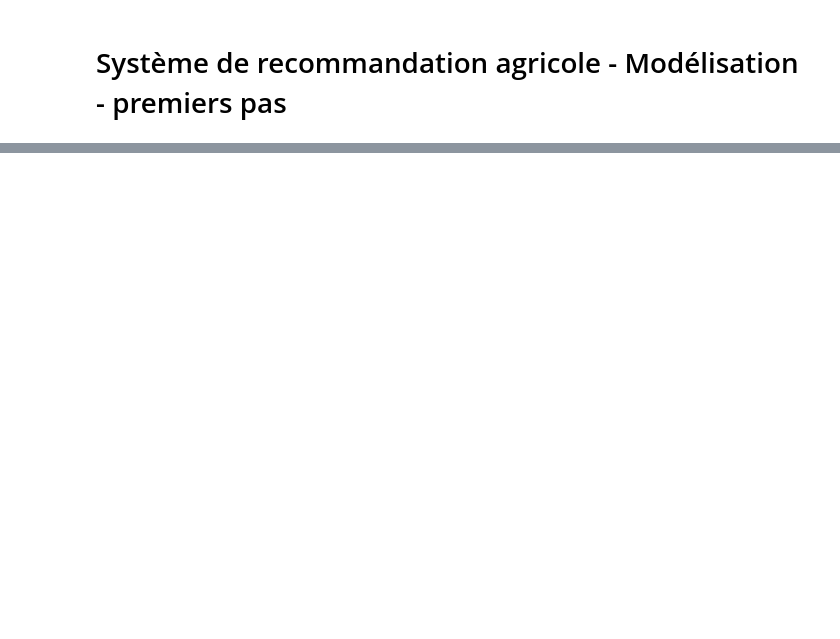
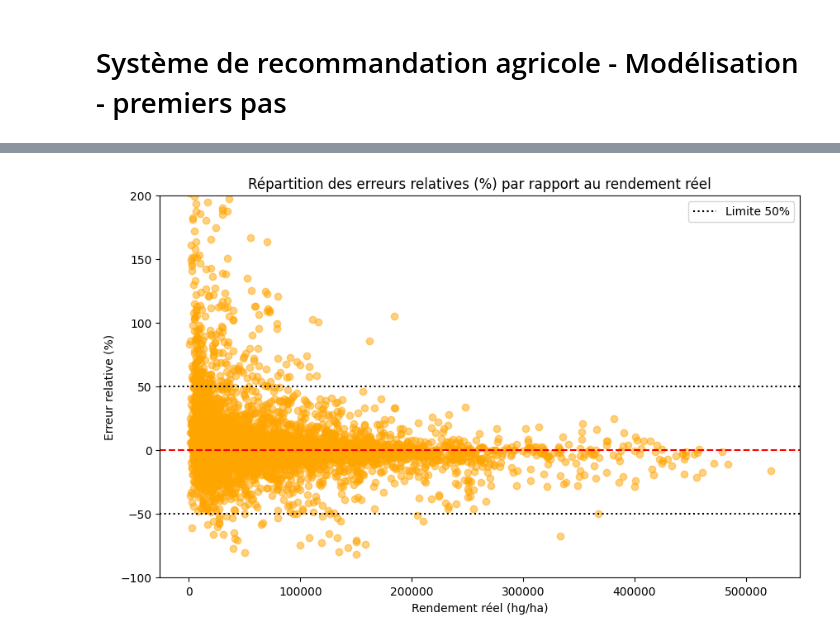
Before and after one commit to SCFlorian/Systeme_recommandation_agricole, a Jupyter notebook: notebooks/notebook_modelisation.ipynb, the cells around one changed output, grey strips where cells are left out. Saved outputs shown, nothing was run; the diff lists cells and outputs as text; code cells hidden in the pictures; blank space fills up the shorter version.

```diff
--- a/notebooks/notebook_modelisation.ipynb
+++ b/notebooks/notebook_modelisation.ipynb
@@ -216,0 +241,19 @@ pd.DataFrame(comparison.round(4).sort_values(by=["model", "test_rmse"]))
+# %%
+import matplotlib.pyplot as plt
+
+# Calcul de l'erreur en %
+relative_errors = (y_pred - y_test) / y_test * 100
+
+plt.figure(figsize=(10, 6))
+plt.scatter(y_test, relative_errors, alpha=0.5, c='orange')
+plt.axhline(0, color='red', linestyle='--')
+plt.axhline(50, color='black', linestyle=':', label='Limite 50%')
+plt.axhline(-50, color='black', linestyle=':')
+plt.title("Répartition des erreurs relatives (%) par rapport au rendement réel")
+plt.xlabel("Rendement réel (hg/ha)")
+plt.ylabel("Erreur relative (%)")
+plt.ylim(-100, 200) # Pour voir si ça s'envole
+plt.legend()
+plt.show()
+# %% [output]
+[figure, added]
```
Also changed, not shown: parts of 8 cells of this notebook, 7 other files.
